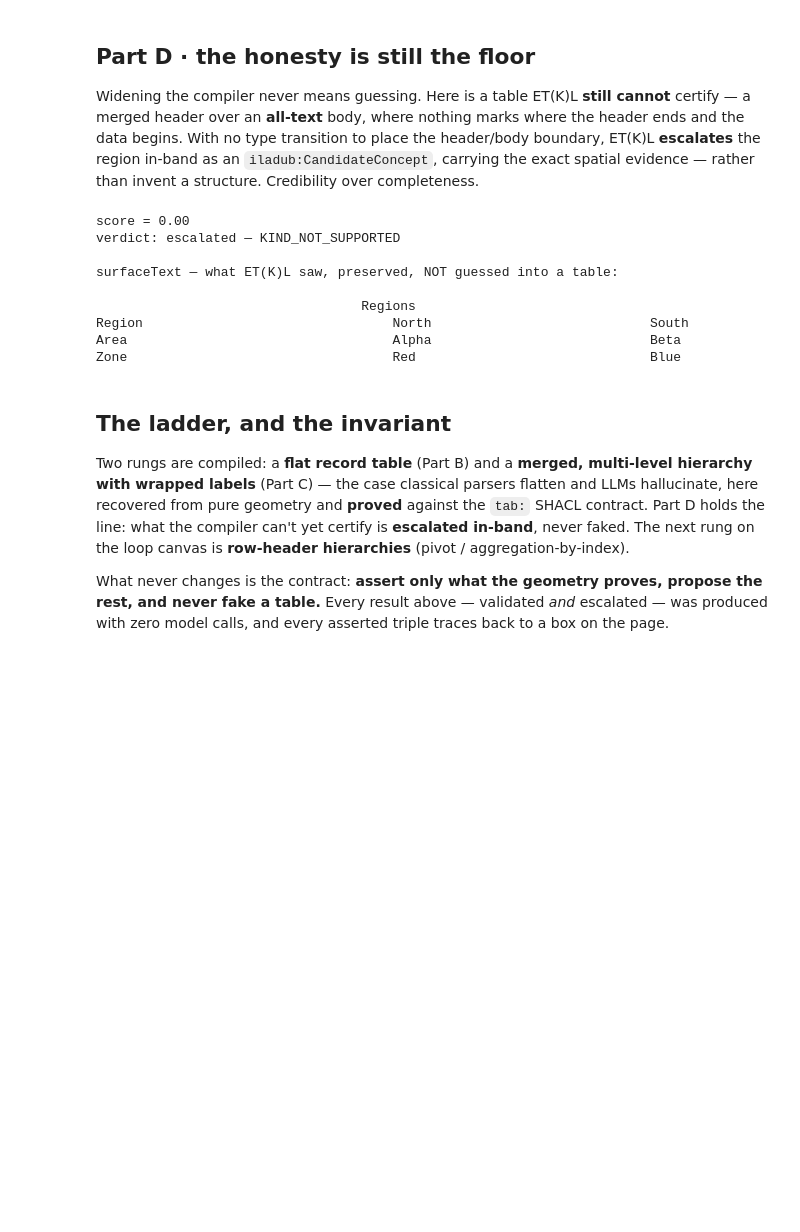
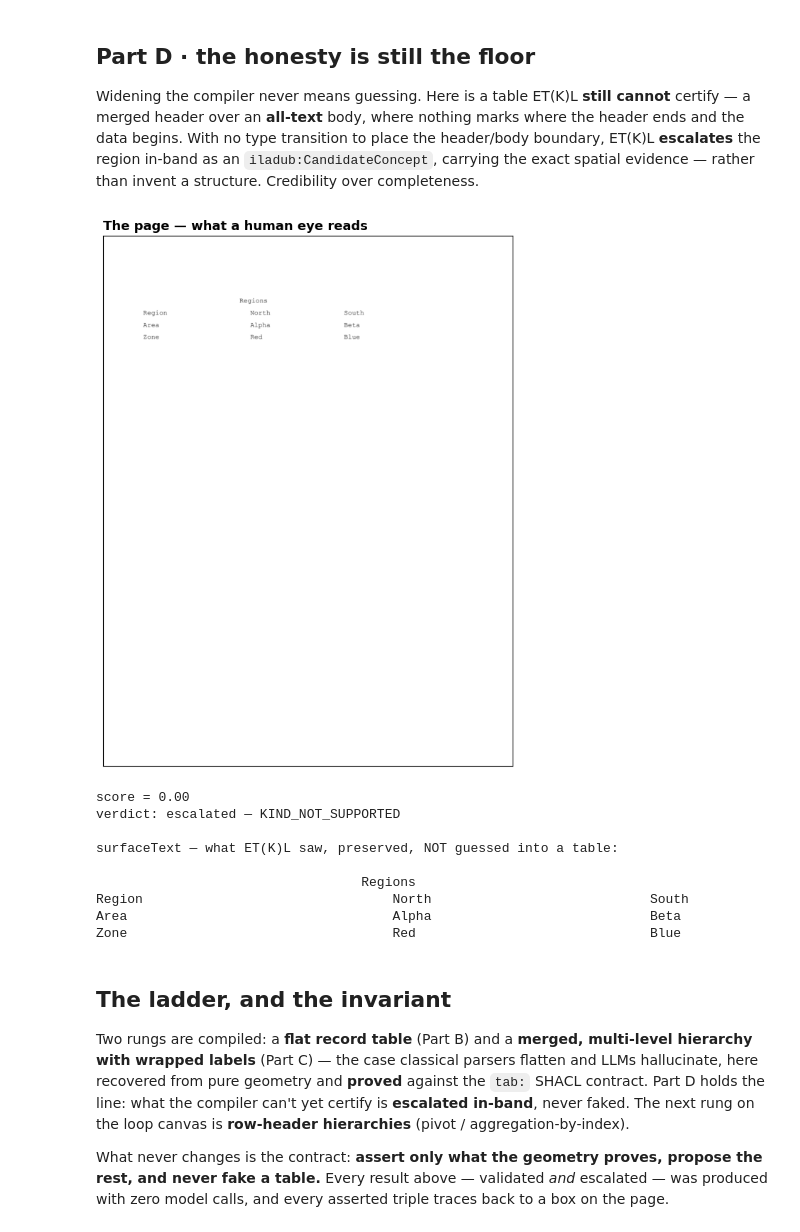
Before and after one commit to iladub/iladub, a Jupyter notebook: demo/etkl_1a_showcase.ipynb, the cells around one changed output. Cells and saved outputs as stored; diff of their text form; code cells hidden in the pictures; blank space fills up the shorter version.

```diff
--- a/demo/etkl_1a_showcase.ipynb
+++ b/demo/etkl_1a_showcase.ipynb
@@ -249,15 +254,18 @@ carrying the exact spatial evidence — rather than invent a structure. Credibil
 # %%
 from iladub.etkl.holon import ILADUB, DEC
 
 amb_pdf = os.path.join(tempfile.mkdtemp(), "ambiguous.pdf")
 data.ambiguous_report_pdf(amb_pdf)
+_img, _ = viz.render_page(amb_pdf, dpi=150); viz.show_page(_img); plt.show()   # merged header, all-text body
+
 amb = compile_tables(amb_pdf)
 print(f"score = {amb.score:.2f}")
 cand = next(amb.graph.subjects(RDF.type, ILADUB.CandidateConcept))
 print("verdict: escalated —", next(amb.graph.objects(cand, DEC.rationale)))
 print("\nsurfaceText — what ET(K)L saw, preserved, NOT guessed into a table:\n")
 print(next(amb.graph.objects(cand, ILADUB.surfaceText)))
 # %% [output]
+[figure, added]
 score = 0.00
 verdict: escalated — KIND_NOT_SUPPORTED
 
```
Also changed, not shown: parts of 3 cells of this notebook.
